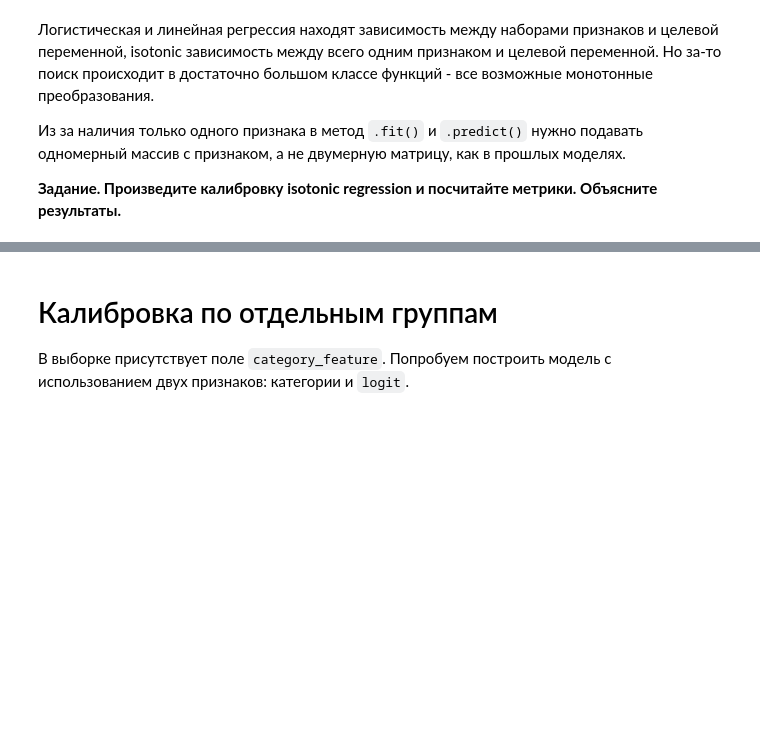
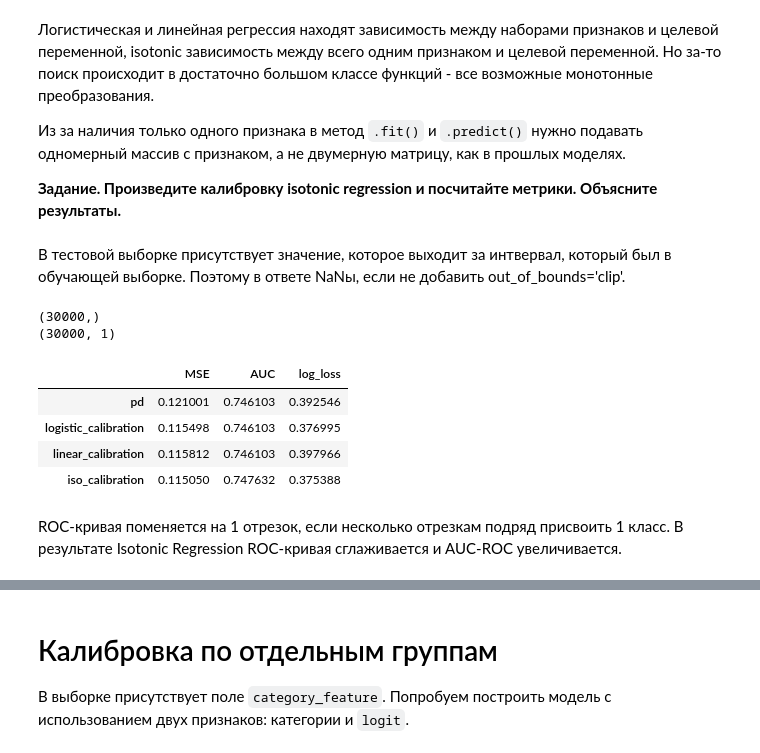
Before and after one commit to NastyaMelnik57/Tinkoff-fintech, a Jupyter notebook: sem1_calibration.ipynb, the cells around one changed output, grey strips where cells are left out. Drawn from its saved outputs; the diff is of its cells as text; code cells hidden in the pictures; blank space fills up the shorter version.

```diff
--- a/sem1_calibration.ipynb
+++ b/sem1_calibration.ipynb
@@ -209,0 +237,26 @@ metrics_test
+# %%
+from sklearn.isotonic import IsotonicRegression
+iso_regressor = IsotonicRegression(out_of_bounds='clip') # для всех объектов правее обучающей выборке константый прогноз
+iso_regressor.fit(df['pd'], df['default_flg']);
+# %% [markdown]
+В тестовой выборке присутствует значение, которое выходит за интвервал, который был в обучающей выборке. Поэтому в ответе NaNы, если не добавить out_of_bounds='clip'.
+# %%
+print(df['pd'].shape)   # в IsoRegression() подается одномерный массив
+print(df[['pd']].shape) # в большинстве моделей на вход подается двумерная матрица
+# %% [output]
+(30000,)
+(30000, 1)
+# %%
+iso_calibration = iso_regressor.predict(df['pd'])
+# %%
+add_metrics(metrics, df['default_flg'], df['pd'], 'pd')
+add_metrics(metrics, df['default_flg'], iso_calibration, 'iso_calibration')
+metrics
+# %% [output]
+|  | MSE | AUC | log_loss |
+| pd | 0.121001 | 0.746103 | 0.392546 |
+| logistic_calibration | 0.115498 | 0.746103 | 0.376995 |
+| linear_calibration | 0.115812 | 0.746103 | 0.397966 |
+| iso_calibration | 0.115050 | 0.747632 | 0.375388 |
+# %% [markdown]
+ROC-кривая поменяется на 1 отрезок, если несколько отрезкам подряд присвоить 1 класс. В результате Isotonic Regression ROC-кривая сглаживается и AUC-ROC увеличивается.
```
Also changed, not shown: parts of 39 cells of this notebook.
